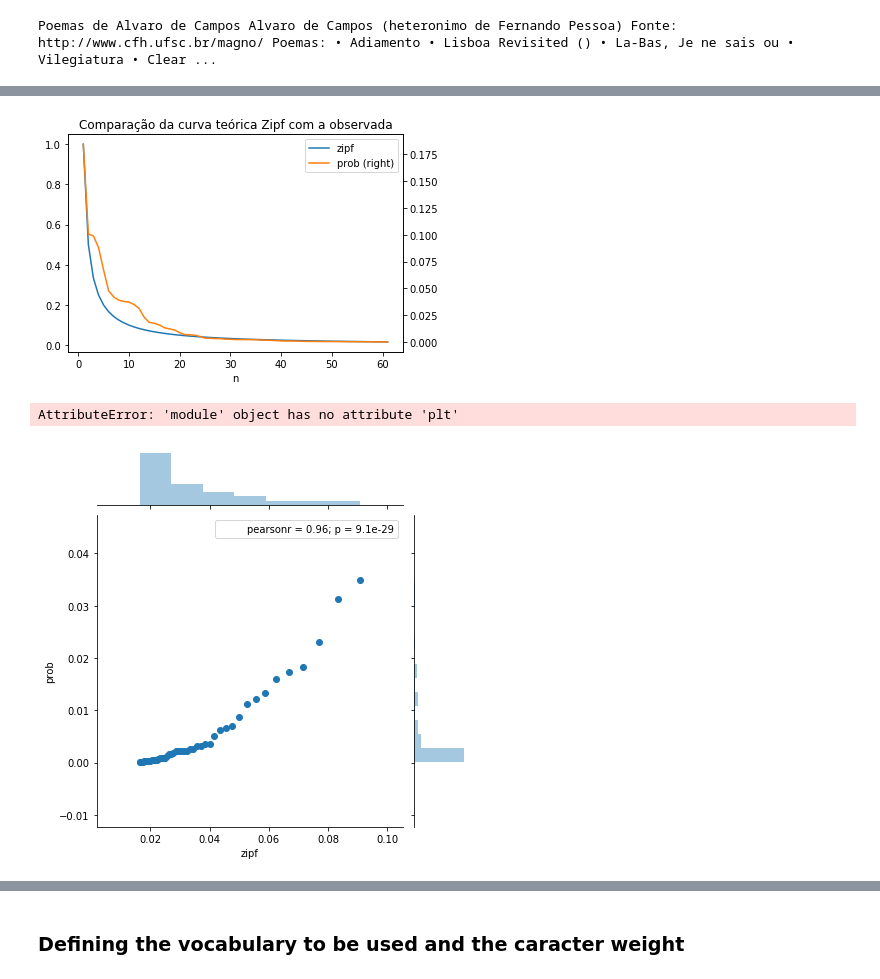
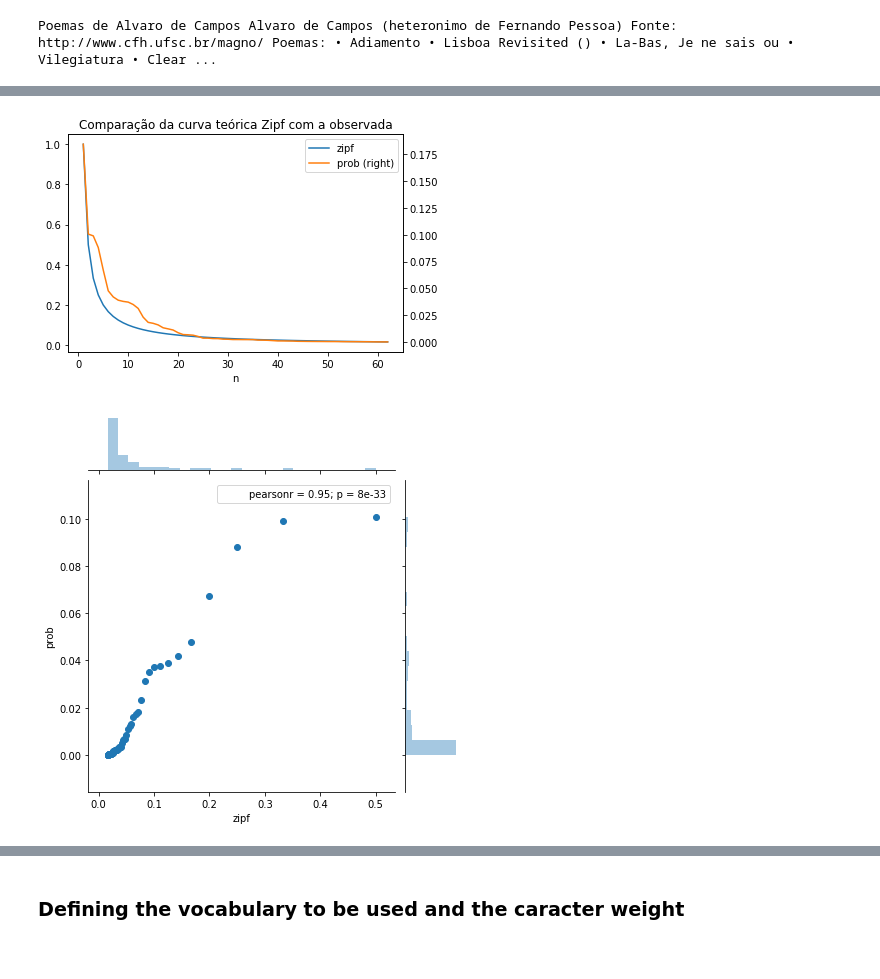
Before and after one commit to jeleandro/dataScienceNotebook, a Jupyter notebook: char embedding and similarity visualization.ipynb, the cells around one changed output, grey strips where cells are left out. Cells and saved outputs as stored; diff of their text form; code cells hidden in the pictures.

```diff
--- a/char embedding and similarity visualization.ipynb
+++ b/char embedding and similarity visualization.ipynb
@@ -82,6 +82,6 @@ Foi removido caracteres que tiverem menos que 10 ocorrências.
 docs = readTexts();
 authors, docs = docs.keys(), docs.values();
 cnt = Counter((list(' '.join(docs))));
-lowFrequency = ''.join([c for c in cnt if  cnt[c]<10])
+lowFrequency = ''.join([c for c in cnt if  cnt[c]<7])
 for i in range(len(docs)):
     docs[i] = re.sub('['+lowFrequency+']','',docs[i])
@@ -127,11 +123,9 @@ df.head(20)#.sort_values('values',ascending=False)
 # %%
 df.plot(x='n',y=['zipf', 'prob'], secondary_y=['prob'], title=u"Comparação da curva teórica Zipf com a observada");
 # %% [output]
-[figure, old version]
+[figure, new version]
 # %%
-sn.jointplot(x='zipf',y='prob',data=df[df.zipf <  0.1]);
-sn.plt.title(u"Análise da correlação entre Zipf e probabilidade");
+sn.jointplot(x='zipf',y='prob',data=df[df.zipf <  1]);
 # %% [output]
-AttributeError: 'module' object has no attribute 'plt'
-[figure, old version]
+[figure, new version]
 # %%
```
Also changed, not shown: parts of 30 cells of this notebook.
